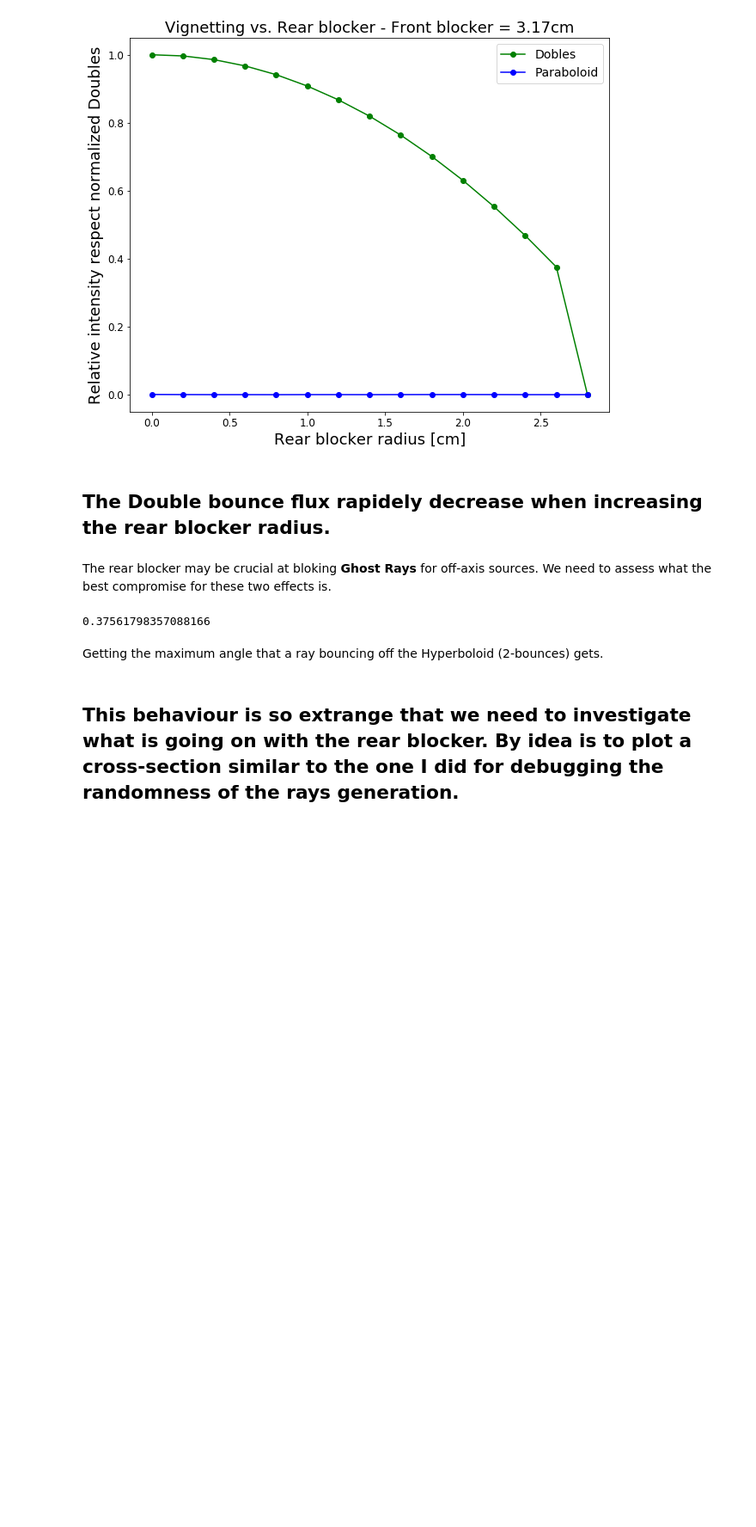
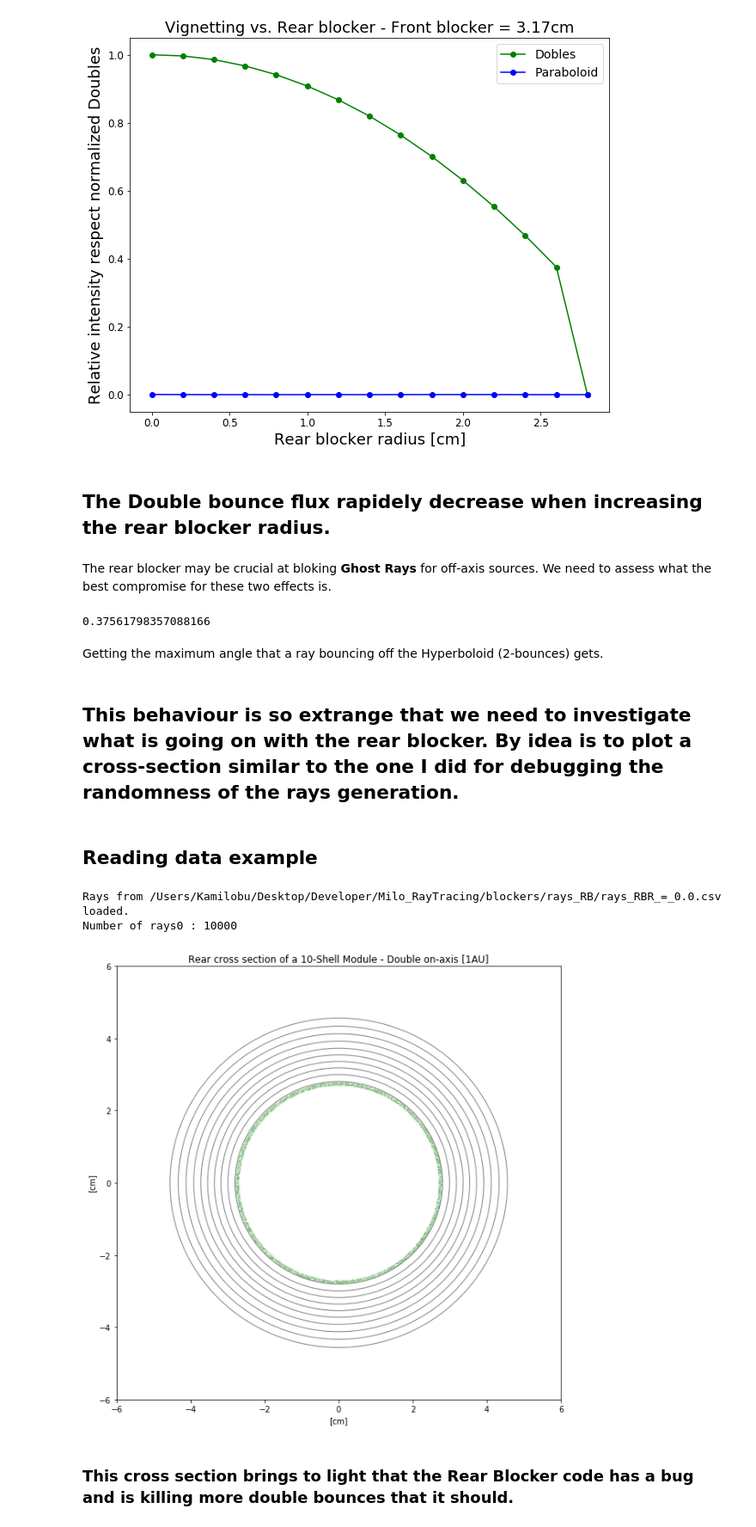
Before and after one commit to pymilo/Milo_RayTracing, a Jupyter notebook: Notebooks/Most_Efficient_Rear_Blocker.ipynb, the cells around one changed output. Shown at 86% size. Cells and saved outputs as stored; diff of their text form; code cells hidden in the pictures; blank space fills up the shorter version.

Commit message:
Rear cross section finished

```diff
--- a/Notebooks/Most_Efficient_Rear_Blocker.ipynb
+++ b/Notebooks/Most_Efficient_Rear_Blocker.ipynb
@@ -155,3 +155,49 @@ Doubles[-2]/max(Doubles)
 Getting the maximum angle that a ray bouncing off the Hyperboloid (2-bounces) gets.
 # %% [markdown]
 ## This behaviour is so extrange that we need to investigate what is going on with the rear blocker. By idea is to plot a cross-section similar to the one I did for debugging the randomness of the rays generation.
+# %% [markdown]
+## Reading data example
+# %%
+#import matplotlib
+#matplotlib.pyplot.switch_backend('nbAgg')
+%matplotlib inline
+import numpy as np
+from foxsisim.util import load_rays
+import matplotlib.pyplot as plt
+Rrays = load_rays('/Users/Kamilobu/Desktop/Developer/Milo_RayTracing/blockers/rays_RB/rays_RBR_=_0.0.csv')
+print('Number of rays0 : {:d}'.format(len(Rrays)))
+for ray in Rrays:
+    ray.hist = ray.hist.tolist()
+# %% [output]
+Rays from /Users/Kamilobu/Desktop/Developer/Milo_RayTracing/blockers/rays_RB/rays_RBR_=_0.0.csv loaded.
+Number of rays0 : 10000
+# %%
+Drays = [ray for ray in Rrays if (ray.bounces ==2 )]
+Dx, Dy = [], []
+for ray in Drays:
+    Dx.append(ray.pos[0])
+    Dy.append(ray.pos[1])
+
+
+import matplotlib.pyplot as plt
+fig = plt.figure(figsize=(10,10))
+ax = fig.gca()
+# Plot Shells
+FrontRadii = [5.345, 5.085, 4.835, 4.595, 4.365, 4.15, 3.94, 3.725, 3.51, 3.29]
+InterRadii = [5.15, 4.9, 4.66, 4.43, 4.21, 4.0, 3.8, 3.59, 3.38, 3.17]
+InnerRadii = [4.56, 4.335, 4.125, 3.92, 3.725, 3.54, 3.36, 3.18, 2.995, 2.805]
+for r in InnerRadii:
+    c = plt.Circle((0, 0), r, color='grey',fill=False)
+    ax.add_artist(c)
+
+# Plot random points
+plt.scatter(Dx,Dy,s=0.01,color='g',alpha=0.4)
+plt.title('Rear cross section of a 10-Shell Module - Double on-axis [1AU]')
+plt.xlabel('[cm]')
+plt.ylabel('[cm]')
+plt.xlim(-6,6);plt.ylim(-6,6)
+plt.show()
+# %% [output]
+[figure, added]
+# %% [markdown]
+### This cross section brings to light that the Rear Blocker code has a bug and is killing more double bounces that it should.
```
Also changed, not shown: 2 other files.
